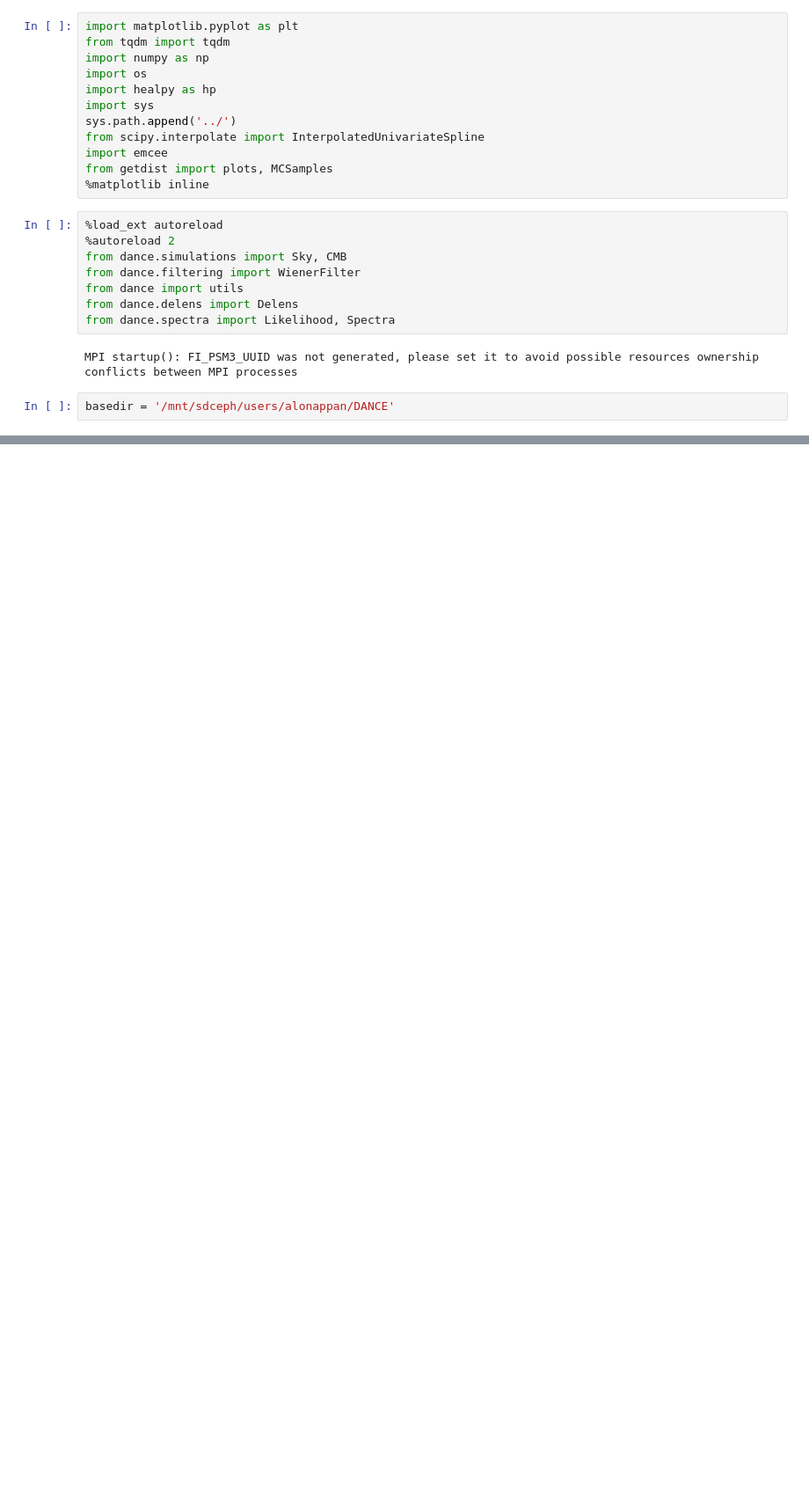
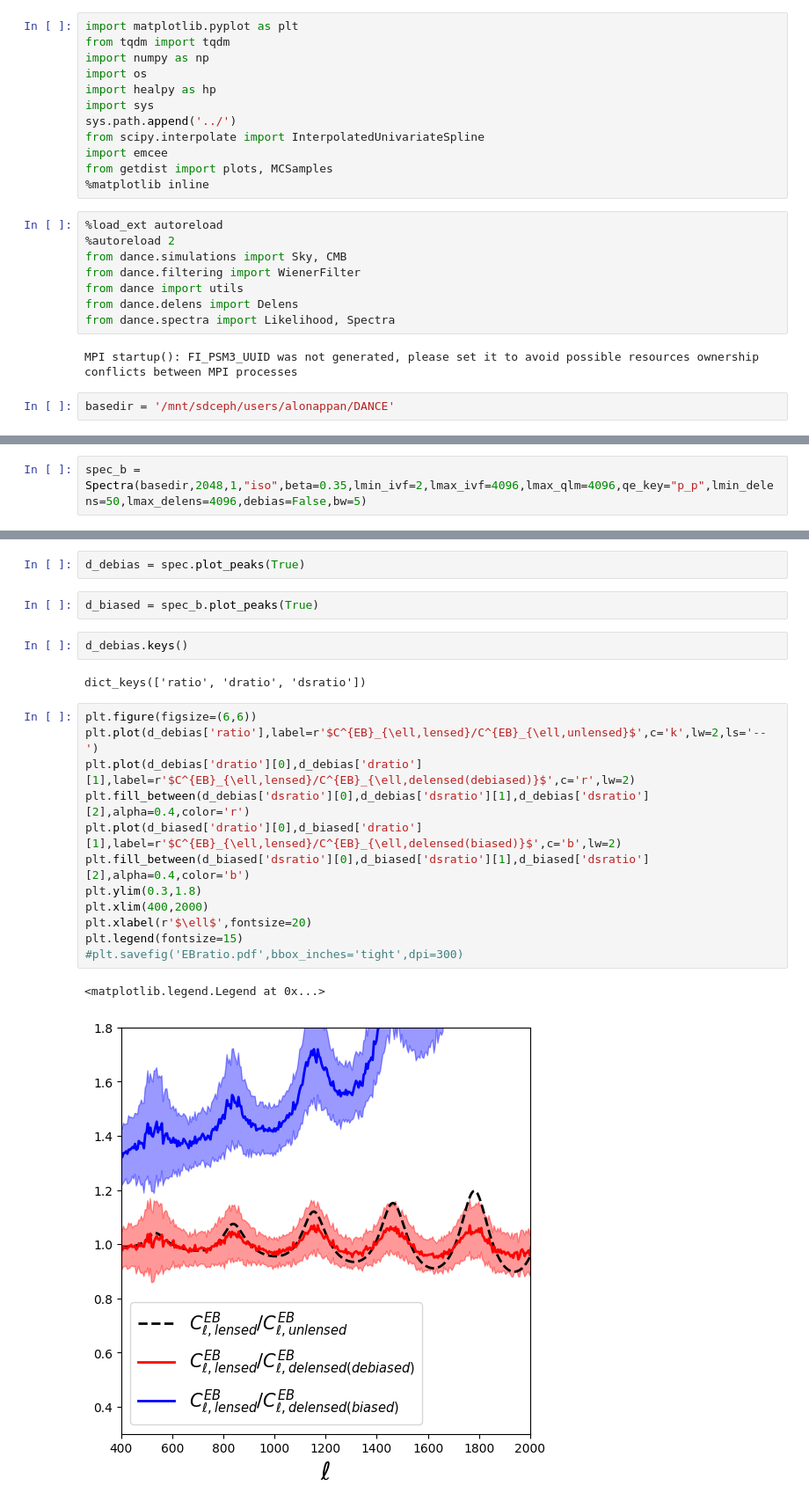
Before and after one commit to antolonappan/DelensCoBi, a Jupyter notebook: examples/likelihood_iso.ipynb, the cells around one changed output, grey strips where cells are left out. Shown at 88% size. Saved outputs shown, nothing was run; the diff lists cells and outputs as text; blank space fills up the shorter version.

```diff
--- a/examples/likelihood_iso.ipynb
+++ b/examples/likelihood_iso.ipynb
@@ -61,0 +72,2 @@ Removed no burn in
+# %%
+spec_b = Spectra(basedir,2048,1,"iso",beta=0.35,lmin_ivf=2,lmax_ivf=4096,lmax_qlm=4096,qe_key="p_p",lmin_delens=50,lmax_delens=4096,debias=False,bw=5)
@@ -61,0 +91,23 @@ Removed no burn in
+# %%
+d_debias = spec.plot_peaks(True)
+# %%
+d_biased = spec_b.plot_peaks(True)
+# %%
+d_debias.keys()
+# %% [output]
+dict_keys(['ratio', 'dratio', 'dsratio'])
+# %%
+plt.figure(figsize=(6,6))
+plt.plot(d_debias['ratio'],label=r'$C^{EB}_{\ell,lensed}/C^{EB}_{\ell,unlensed}$',c='k',lw=2,ls='--')
+plt.plot(d_debias['dratio'][0],d_debias['dratio'][1],label=r'$C^{EB}_{\ell,lensed}/C^{EB}_{\ell,delensed(debiased)}$',c='r',lw=2)
+plt.fill_between(d_debias['dsratio'][0],d_debias['dsratio'][1],d_debias['dsratio'][2],alpha=0.4,color='r')
+plt.plot(d_biased['dratio'][0],d_biased['dratio'][1],label=r'$C^{EB}_{\ell,lensed}/C^{EB}_{\ell,delensed(biased)}$',c='b',lw=2)
+plt.fill_between(d_biased['dsratio'][0],d_biased['dsratio'][1],d_biased['dsratio'][2],alpha=0.4,color='b')
+plt.ylim(0.3,1.8)
+plt.xlim(400,2000)
+plt.xlabel(r'$\ell$',fontsize=20)
+plt.legend(fontsize=15)
+#plt.savefig('EBratio.pdf',bbox_inches='tight',dpi=300)
+# %% [output]
+<matplotlib.legend.Legend at 0x...>
+[figure, added]
```
Also changed, not shown: parts of 10 cells of this notebook, 13 other files.
